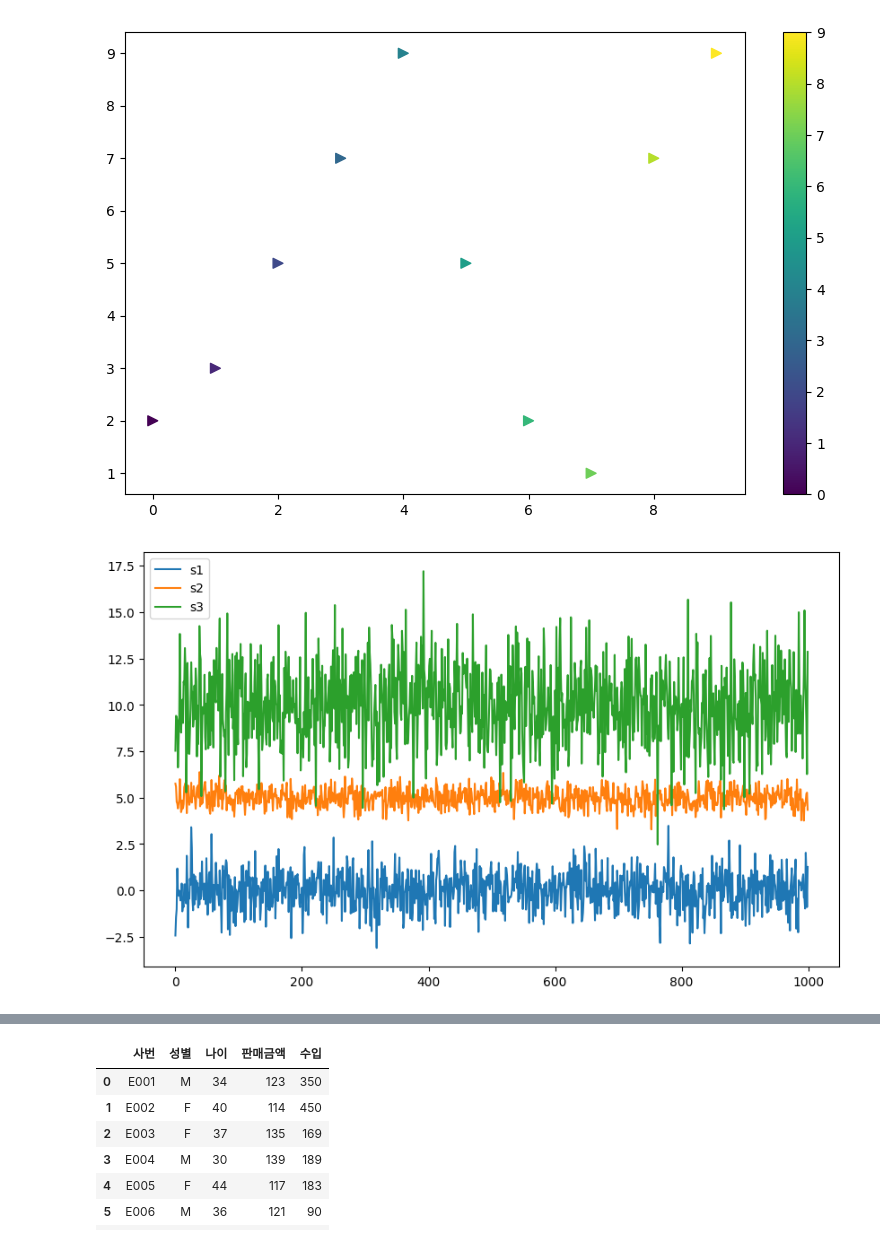
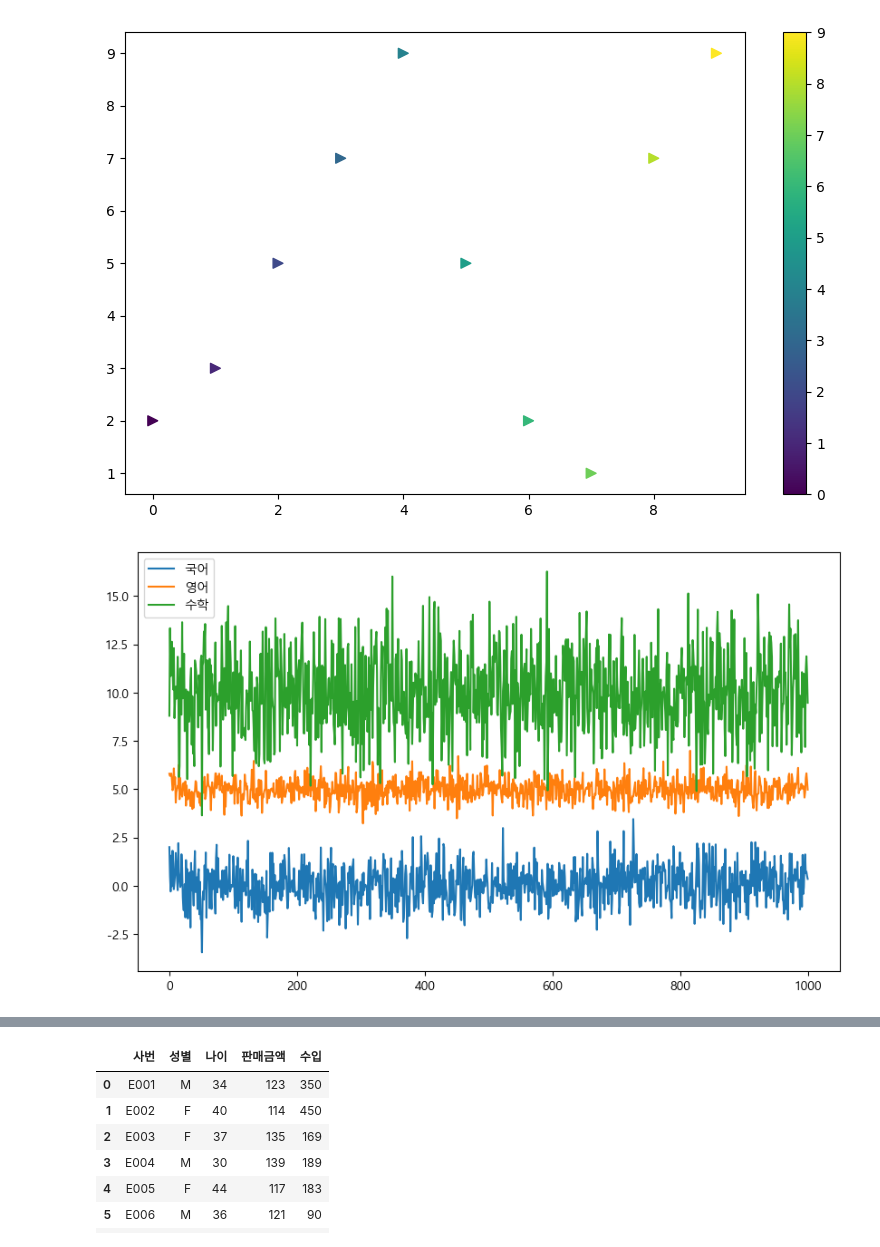
Before and after one commit to papasmf1/python250318, a Jupyter notebook: Pandas06_matplotlib으로차트그리기.ipynb, the cells around one changed output, grey strips where cells are left out. Drawn from its saved outputs; the diff is of its cells as text; code cells hidden in the pictures.

```diff
--- a/Pandas06_matplotlib으로차트그리기.ipynb
+++ b/Pandas06_matplotlib으로차트그리기.ipynb
@@ -71,19 +73,19 @@ plt.colorbar()
 # %%
 #랜덤값을 3개 만들고 스캐일을 1, 0.5, 2로 주고 파장을 출력
 s1 = np.random.normal(loc=0, scale=1, size=1000)
 s2 = np.random.normal(loc=5, scale=0.5, size=1000)
 s3 = np.random.normal(loc=10, scale=2, size=1000)
 
 plt.figure(figsize=(10,6))
 
-plt.plot(s1, label='s1')
-plt.plot(s2, label='s2')
-plt.plot(s3, label='s3')
+plt.plot(s1, label='국어')
+plt.plot(s2, label='영어')
+plt.plot(s3, label='수학')
 
 plt.legend()
 
 plt.show()
 # %% [output]
-[figure, old version]
+[figure, new version]
 # %%
 #한글처리에 필요한 코드 rc 셋팅을 미리 변경
```
Also changed, not shown: parts of 8 cells of this notebook.
